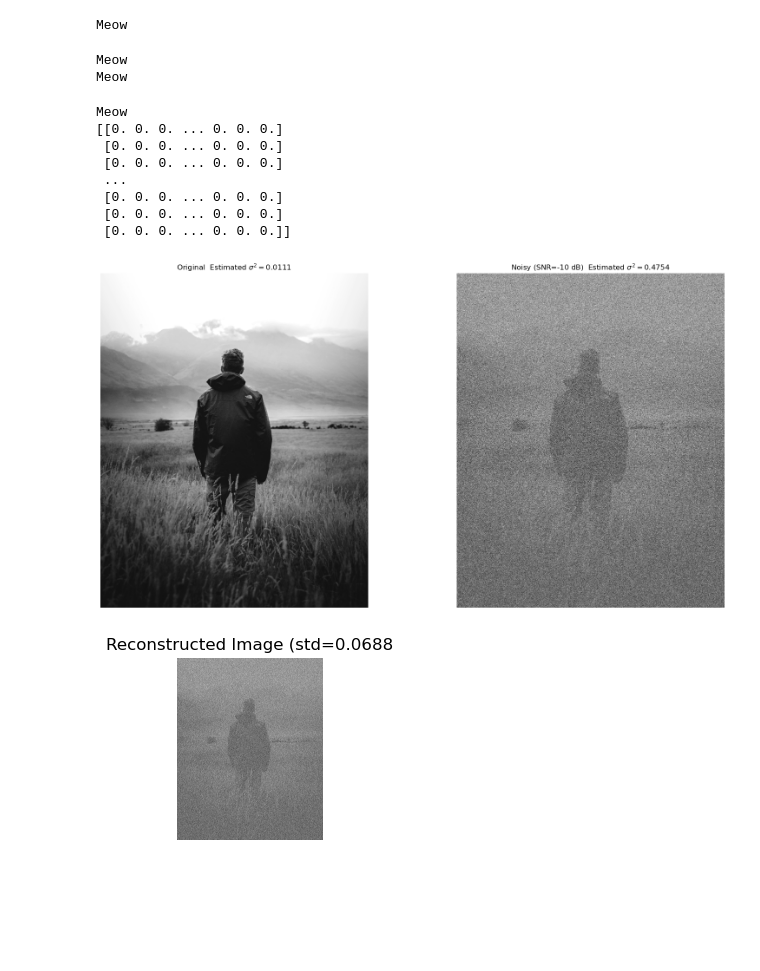
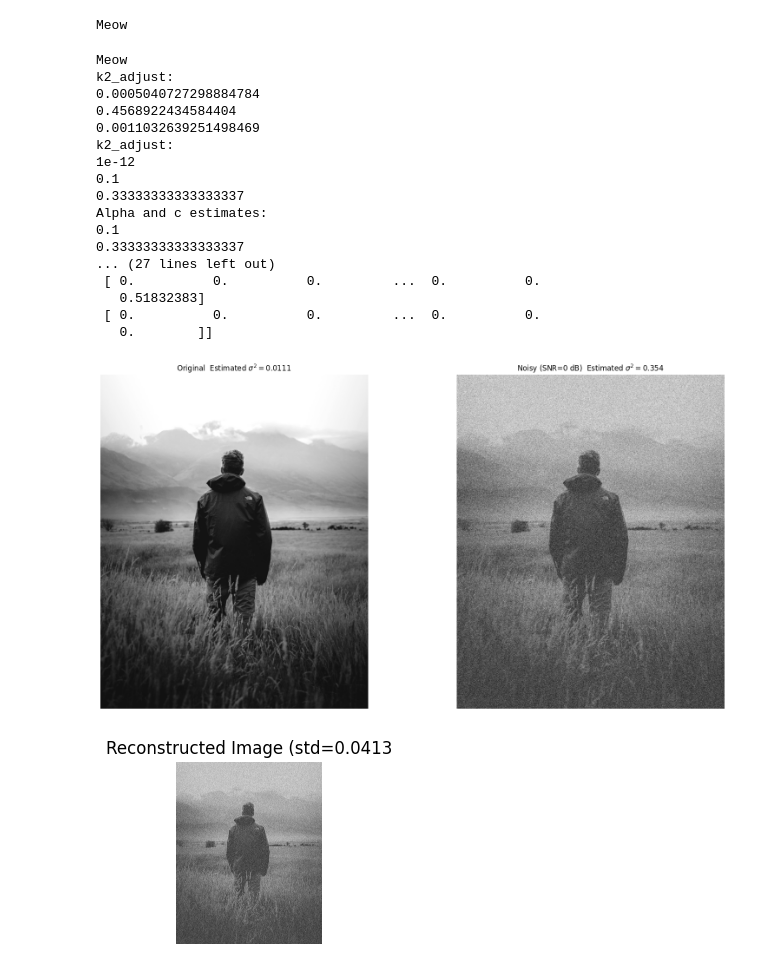
Before and after one commit to ianchanattu2003/waveletproject, a Jupyter notebook: bkfalgorithms.ipynb, the cells around one changed output. Cells and saved outputs as stored; diff of their text form; code cells hidden in the pictures; blank space fills up the shorter version.

```diff
--- a/bkfalgorithms.ipynb
+++ b/bkfalgorithms.ipynb
@@ -338,13 +342,14 @@ def lambda_func(c, alpha,sigma_eps):
     second_term = sigma_eps / np.sqrt(c)
     return factor * (first_term + second_term)
 
-def map_estimator(d,A,alpha,sigma_eps, lambda_func):
-    if np.abs(d) <= lambda_func:
-        return 0.0
-    else:
-        return np.sign(d)/2 * (A+np.sqrt(A**2 + 4*sigma_eps**2*(alpha-1)))
-# Vectorize the MAP estimator for array inputs
-v_map_estimator = np.vectorize(map_estimator)
+def map_estimator_vec(d, A, alpha, sigma_eps, lam):
+    d = np.asarray(d)
+    sqrt_term = np.sqrt(np.maximum(0, A**2 + 4*sigma_eps**2*(np.abs(alpha-1))))
+    result = np.sign(d)/2 * (A + sqrt_term)
+    # threshold small values
+    result[np.abs(d) <= lam] = 0
+    return result
+
 
 print("Meow")
 # %% [output]
@@ -375,64 +380,86 @@ Meow
 from skimage import io, util, img_as_float
 from skimage.color import rgb2gray
 import matplotlib.pyplot as plt
-url = 'https://images.unsplash.com/photo-1503023345310-bd7c1de61c7d'
-color_img = img_as_float(io.imread(url))
-gray_img = rgb2gray(color_img)
+# Load image
+img = img_as_float(io.imread("barbara.png"))
+
+# Drop alpha channel if present
+if img.ndim == 3 and img.shape[2] == 4:
+    img = img[:, :, :3]  # keep RGB only
+
+# Convert to grayscale
+gray_img = rgb2gray(img)
+
+print(gray_img.shape)
 print("Meow")
 
-SNR_dB = -10
+SNR_dB = 0
 noisy_img = add_noise(gray_img, SNR_dB, 'gaussian')
 original_std = round(estimate_noise_std(gray_img),4)
 noisy_std = round(estimate_noise_std(noisy_img),4)
 [d1,alpha1,c1,sigma_eps1] = initial_estimate(gray_img)
 [d2, alpha2, c2, sigma_eps2] = initial_estimate(noisy_img)
-print("Meow")
-[alpha_fin, c_fin] = em_bessel_k_form_noisy(d2, alpha2, c2, sigma_eps2)
+[alpha_fin, c_fin] = [alpha2, c2] #estimate_alpha_c(noisy_img, sigma_eps2)
+print("Alpha and c estimates:")
+print(alpha_fin)
+print(c_fin)
+print("Sigma eps:")
+print(sigma_eps2)
 print("Meow")
 A_val = A(d2,c_fin,sigma_eps2)
+print(A_val)
 lambda_val = lambda_func(c_fin,alpha_fin,sigma_eps2)
-d_estim = v_map_estimator(d2,A_val, alpha_fin, sigma_eps2,lambda_val)
+print("Lambda")
+print(lambda_val)
+d_estim = map_estimator_vec(d2,A_val, alpha_fin, sigma_eps2,0.5)
 
 coeffs = pywt.wavedec2(noisy_img, wavelet='db4', level=1)
 cA, (cH1, cV1, dHH_orig) = coeffs
 
 d_estim_reshaped = np.reshape(d_estim, dHH_orig.shape)
 print(d_estim_reshaped)
 coeffs_est = [cA, (cH1, cV1, d_estim_reshaped)]
 reconstructed_img = pywt.waverec2(coeffs_est, wavelet='db4')
 reconstructed_img = np.clip(reconstructed_img, 0, 1)
 reconstructed_std = round(estimate_noise_std(reconstructed_img),4)
 
 
 
 plt.figure(figsize=(30,10))
 plt.subplot(1,3,1)
 plt.imshow(gray_img,cmap='gray')
 plt.title(fr"Original  Estimated $\sigma^2= ${original_std}")
 plt.axis('off')
 
 plt.subplot(1,3,2)
 plt.imshow(noisy_img,cmap='gray')
 plt.title(fr"Noisy (SNR={SNR_dB} dB)  Estimated $\sigma^2= ${noisy_std}")
 plt.axis('off')
 plt.show()
 
 
 plt.subplot(1,3,3)
 plt.imshow(reconstructed_img, cmap='gray')
 plt.title(fr"Reconstructed Image (std={reconstructed_std}")
 plt.axis('off')
 plt.show()
 # %% [output]
 Meow
-Meow
+k2_adjust:
+0.0005040727298884784
+0.4568922434584404
+0.0011032639251498469
+k2_adjust:
+1e-12
+0.1
+0.33333333333333337
+Alpha and c estimates:
+0.1
+0.33333333333333337
+... (27 lines left out)
+ [ 0.          0.          0.         ...  0.          0.
+   0.51832383]
+ [ 0.          0.          0.         ...  0.          0.
+   0.        ]]
-Meow
-[[0. 0. 0. ... 0. 0. 0.]
- [0. 0. 0. ... 0. 0. 0.]
- [0. 0. 0. ... 0. 0. 0.]
- ...
- [0. 0. 0. ... 0. 0. 0.]
- [0. 0. 0. ... 0. 0. 0.]
- [0. 0. 0. ... 0. 0. 0.]]
-[figure, old version]
+[figure, new version]
-[figure, old version]
+[figure, new version]
```
Also changed, not shown: parts of 1 cell of this notebook.
